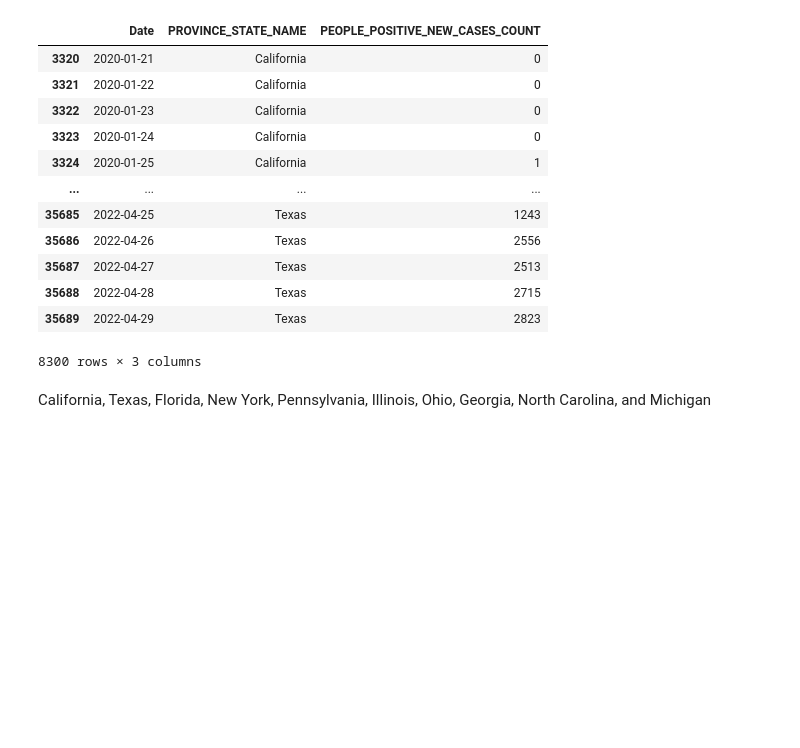
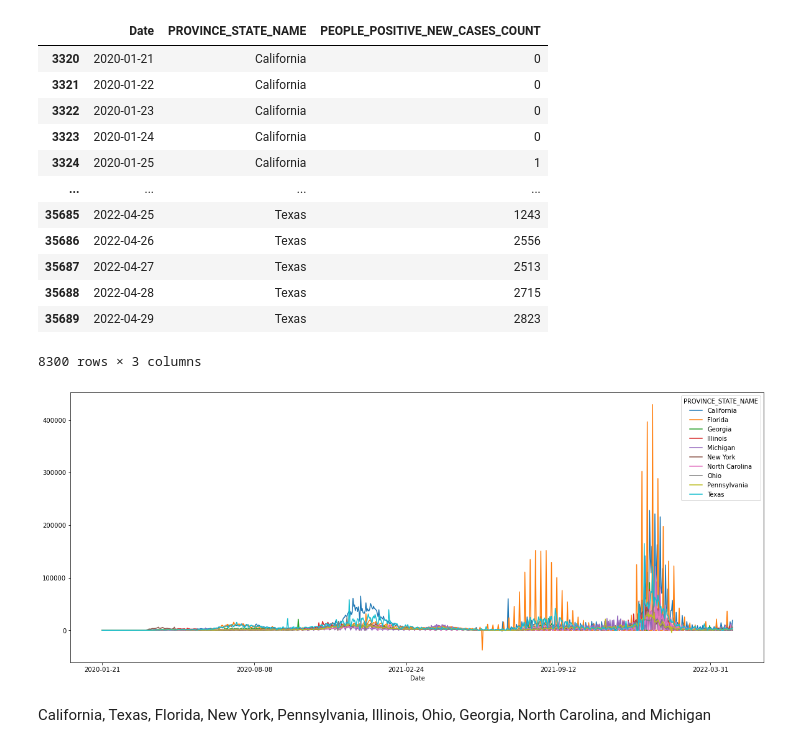
Before and after one commit to danielhe-nu/STAT390-Snowman, a Jupyter notebook: Midterm Daniel/Dataset Seperation 2.ipynb, the cells around one changed output. Cells and saved outputs as stored; diff of their text form; code cells hidden in the pictures; blank space fills up the shorter version.

```diff
--- a/Midterm Daniel/Dataset Seperation 2.ipynb
+++ b/Midterm Daniel/Dataset Seperation 2.ipynb
@@ -96,6 +96,12 @@ univariate_df
 | 35688 | 2022-04-28 | Texas | 2715 |
 | 35689 | 2022-04-29 | Texas | 2823 |
 8300 rows × 3 columns
+# %%
+df = univariate_df.pivot(index='Date', columns='PROVINCE_STATE_NAME', values='PEOPLE_POSITIVE_NEW_CASES_COUNT')
+df.plot(figsize=(20,8))
+plt.show()
+# %% [output]
+[figure, added]
 # %%
 #covid_df__top_10.to_csv('covid_df__top_10.csv', index=False)
 # %%
```
Also changed, not shown: parts of 15 cells of this notebook.
